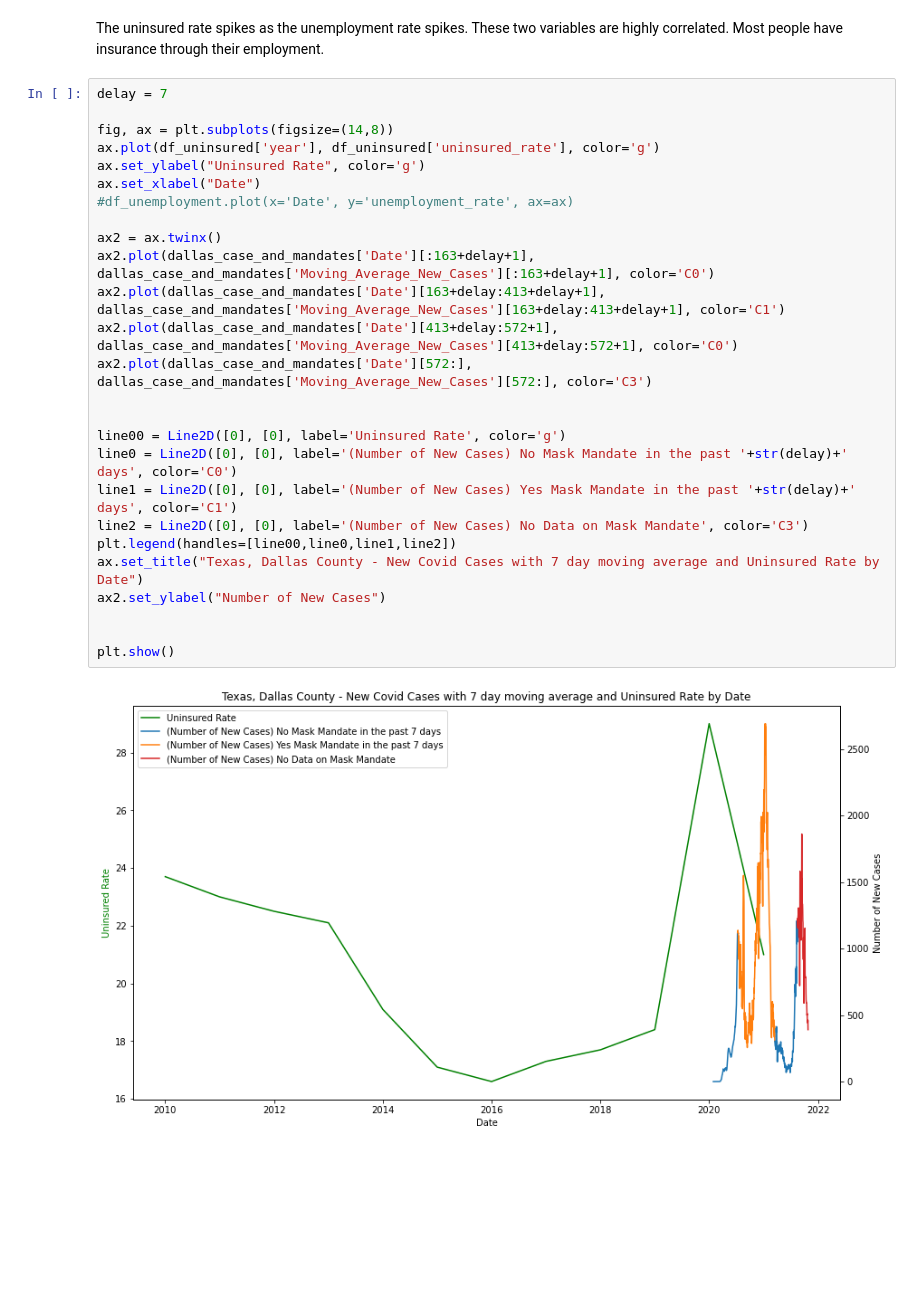
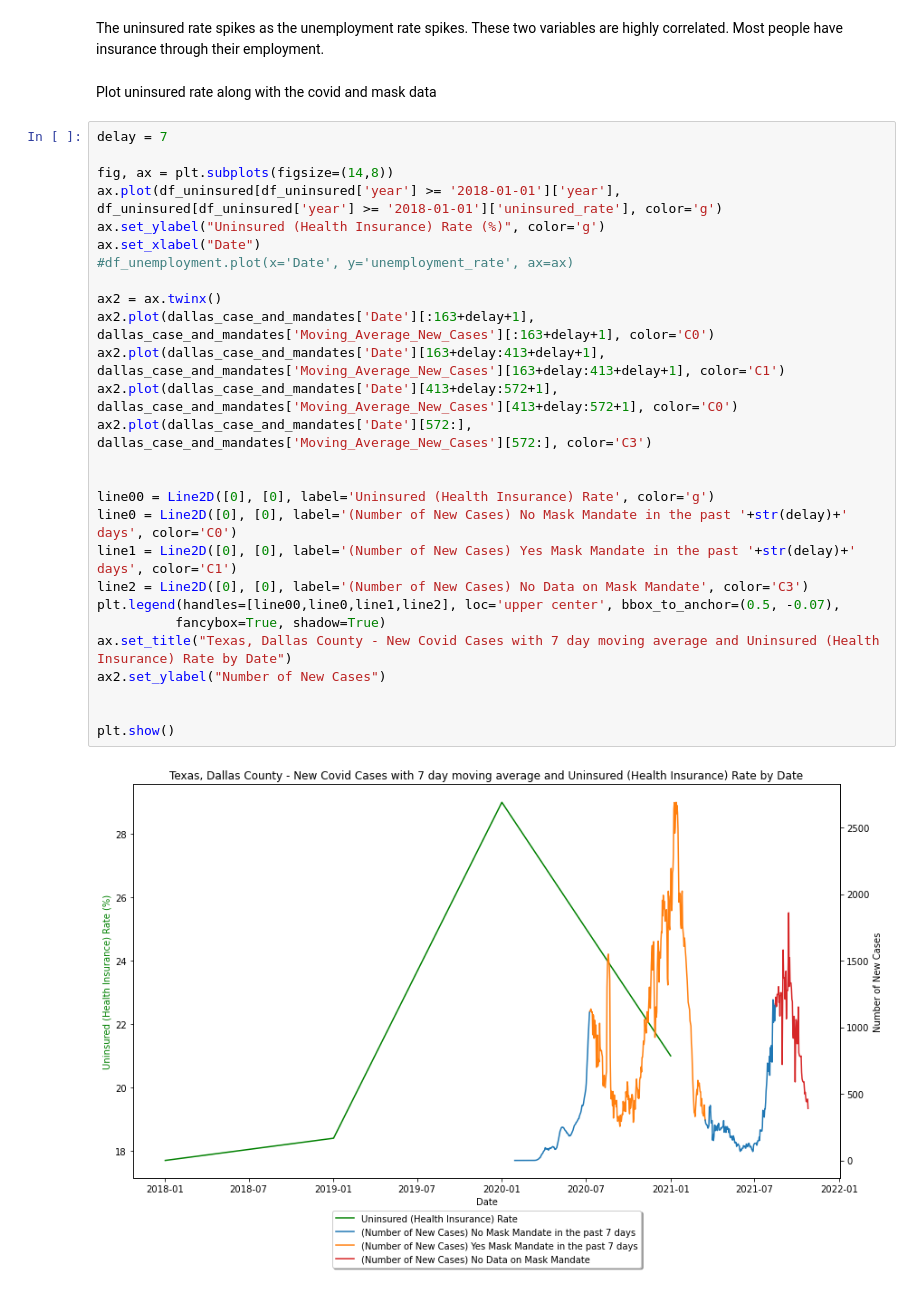
Before and after one commit to azhou5211/hcde_project, a Jupyter notebook: A6/notebooks/A6.ipynb, the cells around one changed output. Drawn from its saved outputs; the diff is of its cells as text; blank space fills up the shorter version.

```diff
--- a/A6/notebooks/A6.ipynb
+++ b/A6/notebooks/A6.ipynb
@@ -451,30 +472,33 @@ plt.show()
 # %% [markdown]
 The uninsured rate spikes as the unemployment rate spikes. These two variables are highly correlated. Most people have insurance through their employment.
+# %% [markdown]
+Plot uninsured rate along with the covid and mask data
 # %%
 delay = 7
 
 fig, ax = plt.subplots(figsize=(14,8))
-ax.plot(df_uninsured['year'], df_uninsured['uninsured_rate'], color='g')
-ax.set_ylabel("Uninsured Rate", color='g')
+ax.plot(df_uninsured[df_uninsured['year'] >= '2018-01-01']['year'], df_uninsured[df_uninsured['year'] >= '2018-01-01']['uninsured_rate'], color='g')
+ax.set_ylabel("Uninsured (Health Insurance) Rate (%)", color='g')
 ax.set_xlabel("Date")
 #df_unemployment.plot(x='Date', y='unemployment_rate', ax=ax)
 
 ax2 = ax.twinx()
 ax2.plot(dallas_case_and_mandates['Date'][:163+delay+1], dallas_case_and_mandates['Moving_Average_New_Cases'][:163+delay+1], color='C0')
 ax2.plot(dallas_case_and_mandates['Date'][163+delay:413+delay+1], dallas_case_and_mandates['Moving_Average_New_Cases'][163+delay:413+delay+1], color='C1')
 ax2.plot(dallas_case_and_mandates['Date'][413+delay:572+1], dallas_case_and_mandates['Moving_Average_New_Cases'][413+delay:572+1], color='C0')
 ax2.plot(dallas_case_and_mandates['Date'][572:], dallas_case_and_mandates['Moving_Average_New_Cases'][572:], color='C3')
 
 
-line00 = Line2D([0], [0], label='Uninsured Rate', color='g')
+line00 = Line2D([0], [0], label='Uninsured (Health Insurance) Rate', color='g')
 line0 = Line2D([0], [0], label='(Number of New Cases) No Mask Mandate in the past '+str(delay)+' days', color='C0')
 line1 = Line2D([0], [0], label='(Number of New Cases) Yes Mask Mandate in the past '+str(delay)+' days', color='C1')
 line2 = Line2D([0], [0], label='(Number of New Cases) No Data on Mask Mandate', color='C3')
-plt.legend(handles=[line00,line0,line1,line2])
-ax.set_title("Texas, Dallas County - New Covid Cases with 7 day moving average and Uninsured Rate by Date")
+plt.legend(handles=[line00,line0,line1,line2], loc='upper center', bbox_to_anchor=(0.5, -0.07),
+          fancybox=True, shadow=True)
+ax.set_title("Texas, Dallas County - New Covid Cases with 7 day moving average and Uninsured (Health Insurance) Rate by Date")
 ax2.set_ylabel("Number of New Cases")
 
 
 plt.show()
 # %% [output]
-[figure, old version]
+[figure, new version]
```
Also changed, not shown: parts of 49 cells of this notebook, 3 other files.
